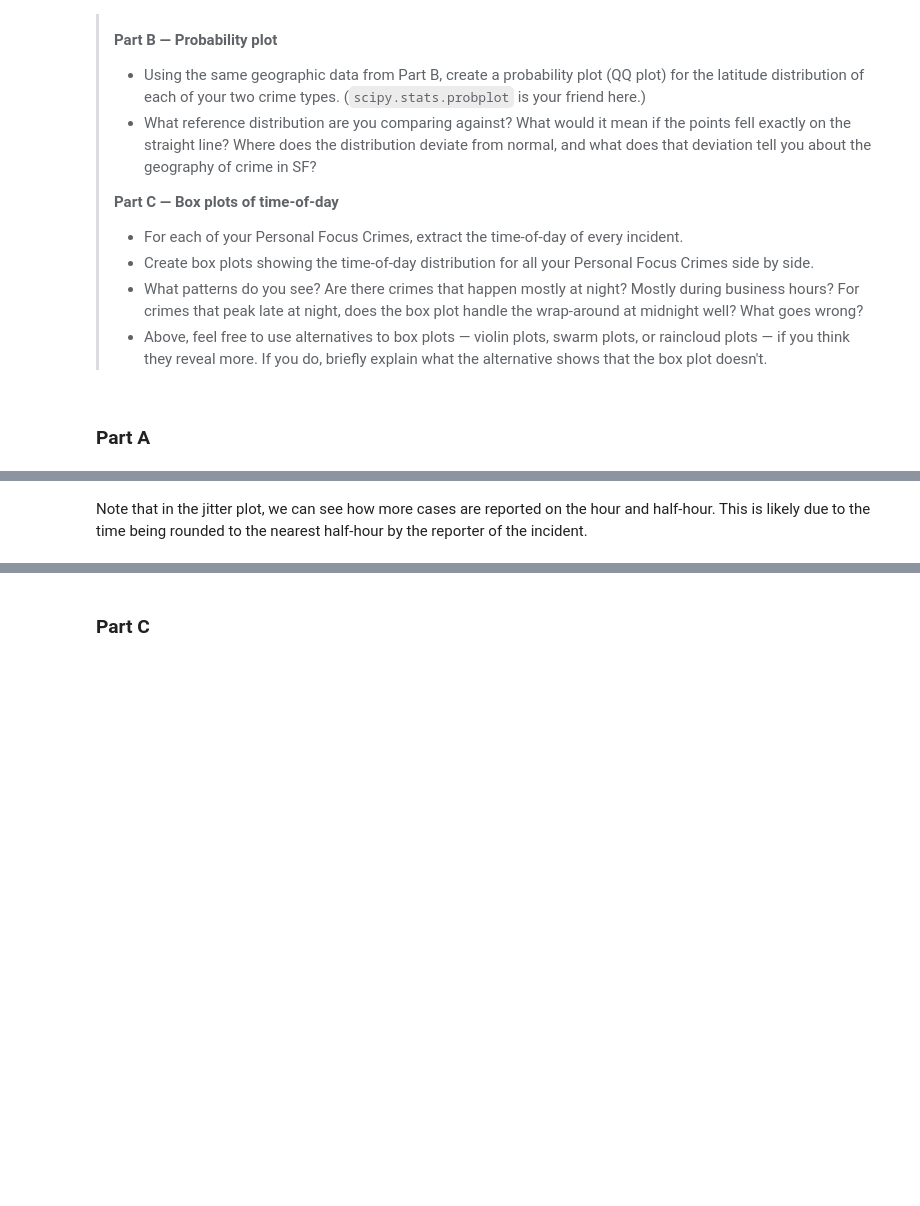
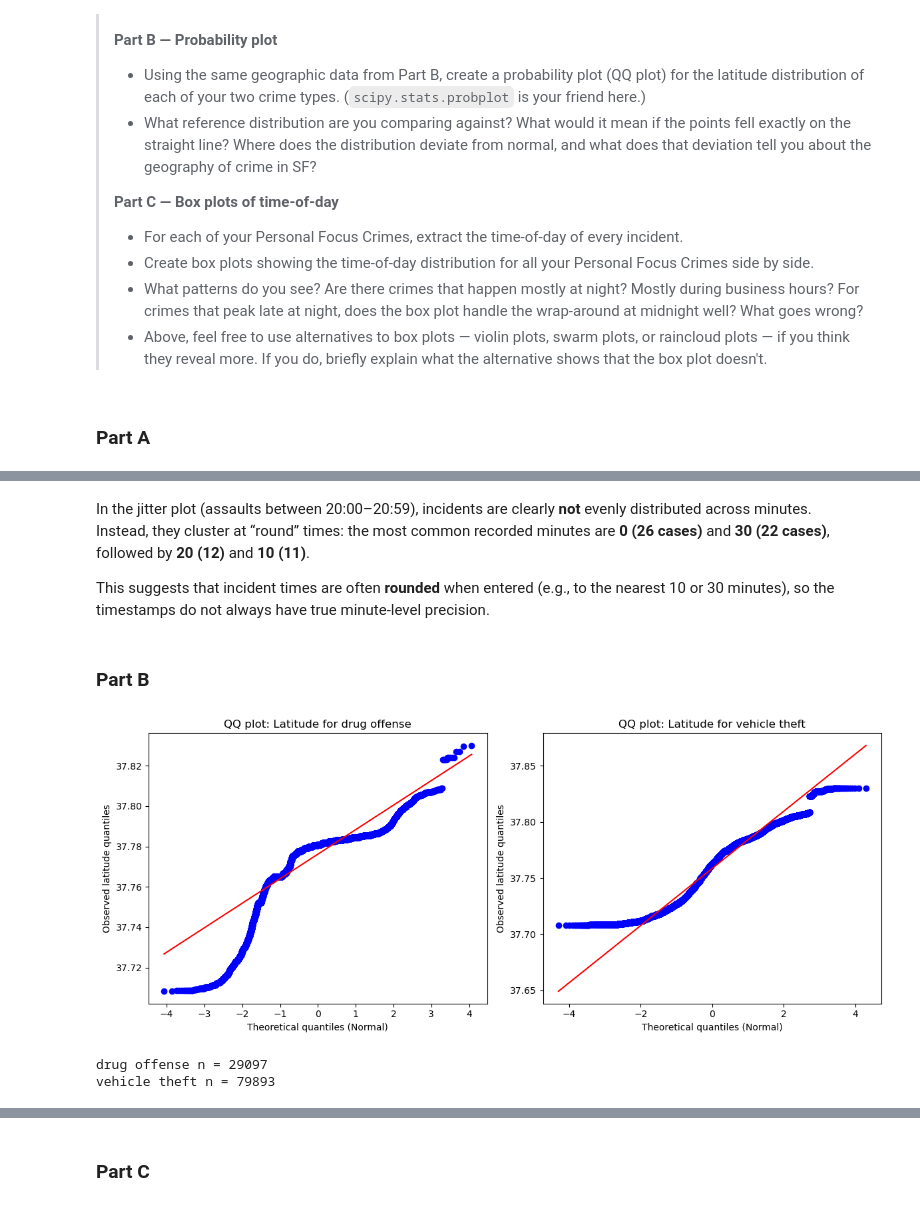
Before and after one commit to Yasmine-bou/Data_analysis, a Jupyter notebook: Assignment1.ipynb, the cells around one changed output, grey strips where cells are left out. Cells and saved outputs as stored; diff of their text form; code cells hidden in the pictures; blank space fills up the shorter version.

```diff
--- a/Assignment1.ipynb
+++ b/Assignment1.ipynb
@@ -352,2 +369,43 @@ plt.show()
 # %% [markdown]
-Note that in the jitter plot, we can see how more cases are reported on the hour and half-hour. This is likely due to the time being rounded to the nearest half-hour by the reporter of the incident.
+In the jitter plot (assaults between 20:00–20:59), incidents are clearly **not** evenly distributed across minutes.
+Instead, they cluster at “round” times: the most common recorded minutes are **0 (26 cases)** and **30 (22 cases)**, followed by **20 (12)** and **10 (11)**.
+
+This suggests that incident times are often **rounded** when entered (e.g., to the nearest 10 or 30 minutes), so the timestamps do not always have true minute-level precision.
+# %% [markdown]
+### Part B
+# %%
+# choose two crime types
+crime1 = "drug offense"
+crime2 = "vehicle theft"
+
+# latitude column name
+LAT_COL = "Latitude"
+
+lat1 = df_focus.loc[df_focus["Incident Category"] == crime1, LAT_COL].dropna()
+lat2 = df_focus.loc[df_focus["Incident Category"] == crime2, LAT_COL].dropna()
+
+# keep only plausible SF latitudes (prevents bad outliers ruining the QQ plot)
+lat1 = lat1[(lat1 > 37.6) & (lat1 < 37.85)]
+lat2 = lat2[(lat2 > 37.6) & (lat2 < 37.85)]
+
+fig, axes = plt.subplots(1, 2, figsize=(12, 5))
+
+stats.probplot(lat1, dist="norm", plot=axes[0])
+axes[0].set_title(f"QQ plot: Latitude for {crime1}")
+axes[0].set_xlabel("Theoretical quantiles (Normal)")
+axes[0].set_ylabel("Observed latitude quantiles")
+
+stats.probplot(lat2, dist="norm", plot=axes[1])
+axes[1].set_title(f"QQ plot: Latitude for {crime2}")
+axes[1].set_xlabel("Theoretical quantiles (Normal)")
+axes[1].set_ylabel("Observed latitude quantiles")
+
+plt.tight_layout()
+plt.show()
+
+print(crime1, "n =", len(lat1))
+print(crime2, "n =", len(lat2))
+# %% [output]
+[figure, added]
+drug offense n = 29097
+vehicle theft n = 79893
```
Also changed, not shown: parts of 5 cells of this notebook.
